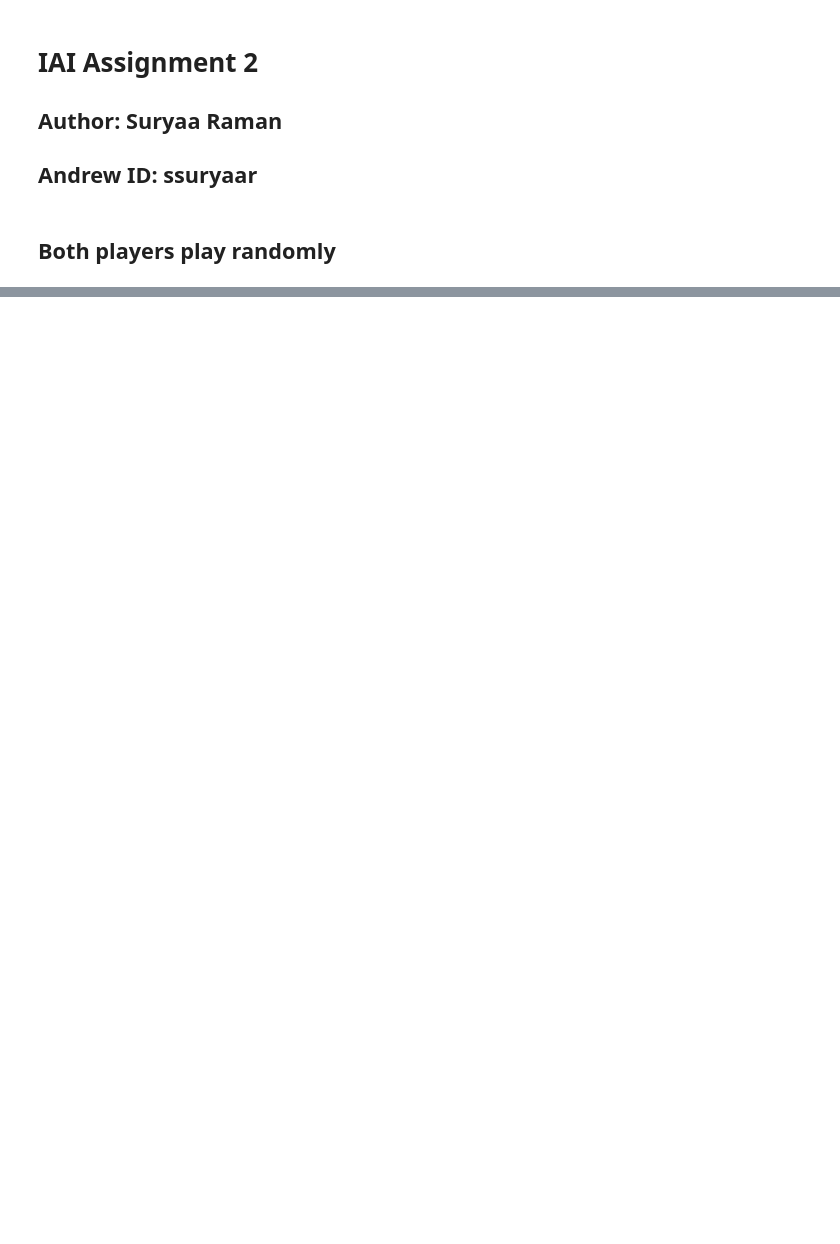
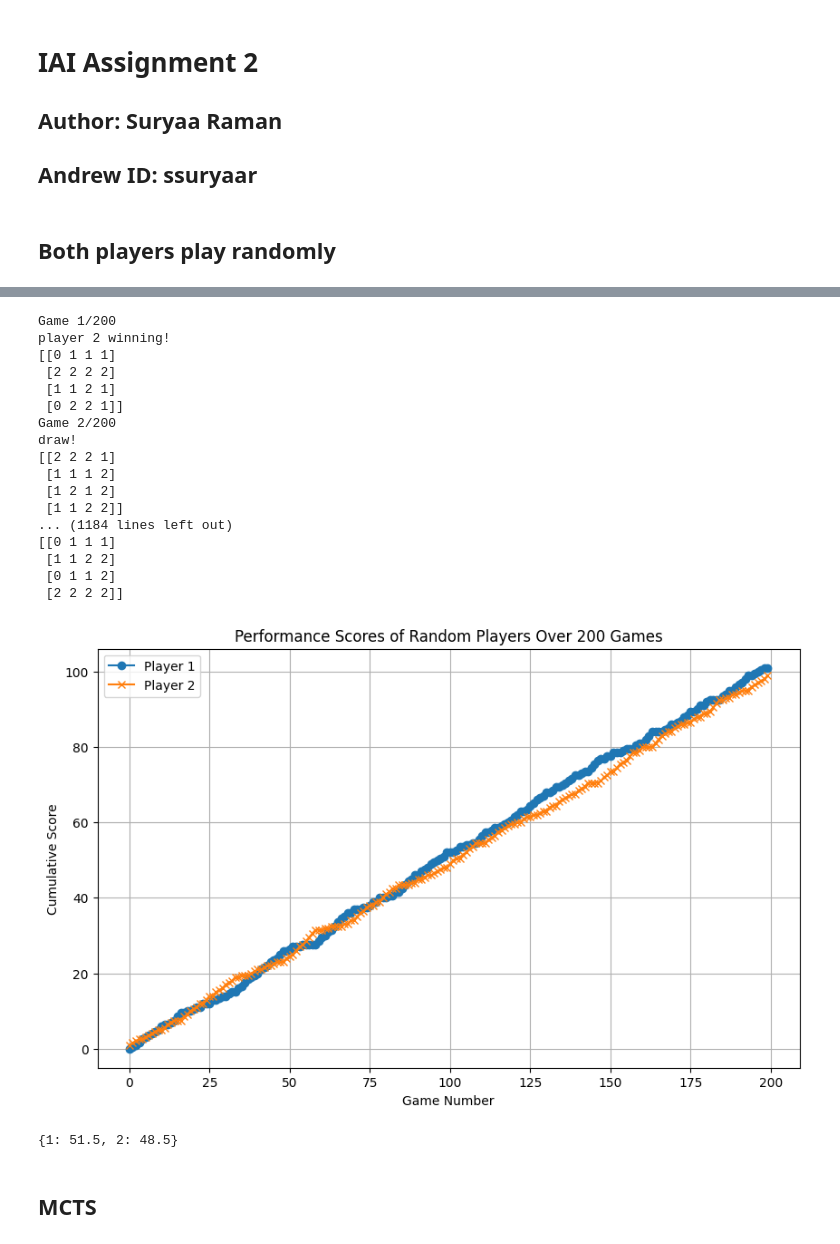
Before and after one commit to saiyanprince10/ai-projects, a Jupyter notebook: IAI_Sp25_HW2_ssuryaar.ipynb, the cells around one changed output, grey strips where cells are left out. Drawn from its saved outputs; the diff is of its cells as text; code cells hidden in the pictures; blank space fills up the shorter version.

```diff
--- a/IAI_Sp25_HW2_ssuryaar.ipynb
+++ b/IAI_Sp25_HW2_ssuryaar.ipynb
@@ -18,6 +18,12 @@ class TicTacToe4x4:
         self.current_player = 1
     def reset(self):
         self.board = np.zeros((self.dim, self.dim), dtype=int)
+
+    def copy(self):
+        new_board = TicTacToe4x4(self.dim)
+        new_board.board = self.board.copy()
+        new_board.current_player = self.current_player
+        return new_board
 
     def available_moves(self):
         # Returns a list of all available moves (empty spaces)
@@ -150,0 +100,57 @@ draw!
+# %%
+import matplotlib.pyplot as plt
+
+# Play the game 200 times and keep track of the results
+n_games = 200
+scores = {1:0,2:0}
+cumulative_scores_p1 = []
+cumulative_scores_p2 = []
+for i in range(n_games):
+    print('Game {}/{}'.format(i+1,n_games))
+    result = play_random_game()
+    if result ==1:
+      scores[1] += 1
+    elif result == 2:
+      scores[2] += 1
+    else:
+      scores[1] += 0.5
+      scores[2] += 0.5
+    cumulative_scores_p1.append(scores[1])
+    cumulative_scores_p2.append(scores[2])
+
+# Plot results
+plt.figure(figsize=(10, 6))
+plt.plot(range(n_games), cumulative_scores_p1, marker='o', label='Player 1')
+plt.plot(range(n_games), cumulative_scores_p2, marker='x', label='Player 2')
+plt.title(f'Performance Scores of Random Players Over {n_games} Games')
+plt.xlabel('Game Number')
+plt.ylabel('Cumulative Score')
+plt.grid(True)
+plt.legend()
+plt.show()
+# %% [output]
+Game 1/200
+player 2 winning!
+[[0 1 1 1]
+ [2 2 2 2]
+ [1 1 2 1]
+ [0 2 2 1]]
+Game 2/200
+draw!
+[[2 2 2 1]
+ [1 1 1 2]
+ [1 2 1 2]
+ [1 1 2 2]]
+... (1184 lines left out)
+[[0 1 1 1]
+ [1 1 2 2]
+ [0 1 1 2]
+ [2 2 2 2]]
+[figure, added]
+# %%
+## Scores of players
+scores
+# %% [output]
+{1: 51.5, 2: 48.5}
+# %% [markdown]
+## MCTS
```
Also changed, not shown: parts of 11 cells of this notebook.
